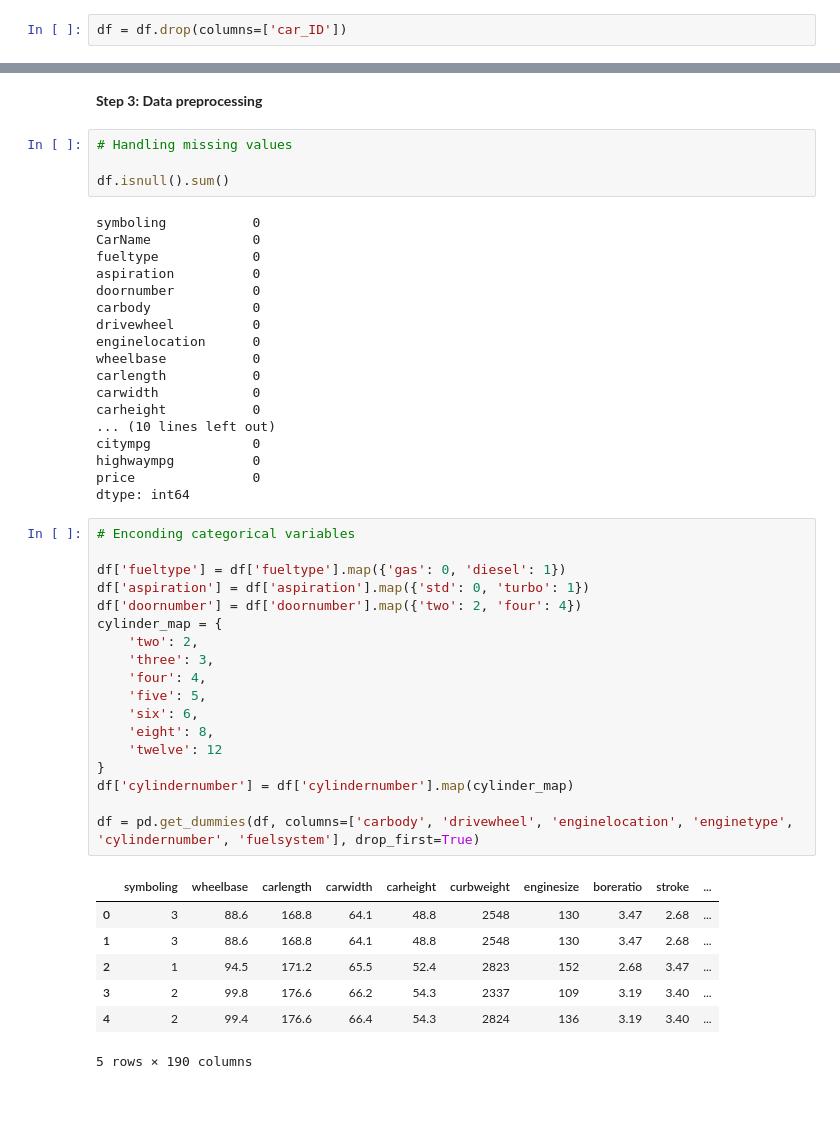
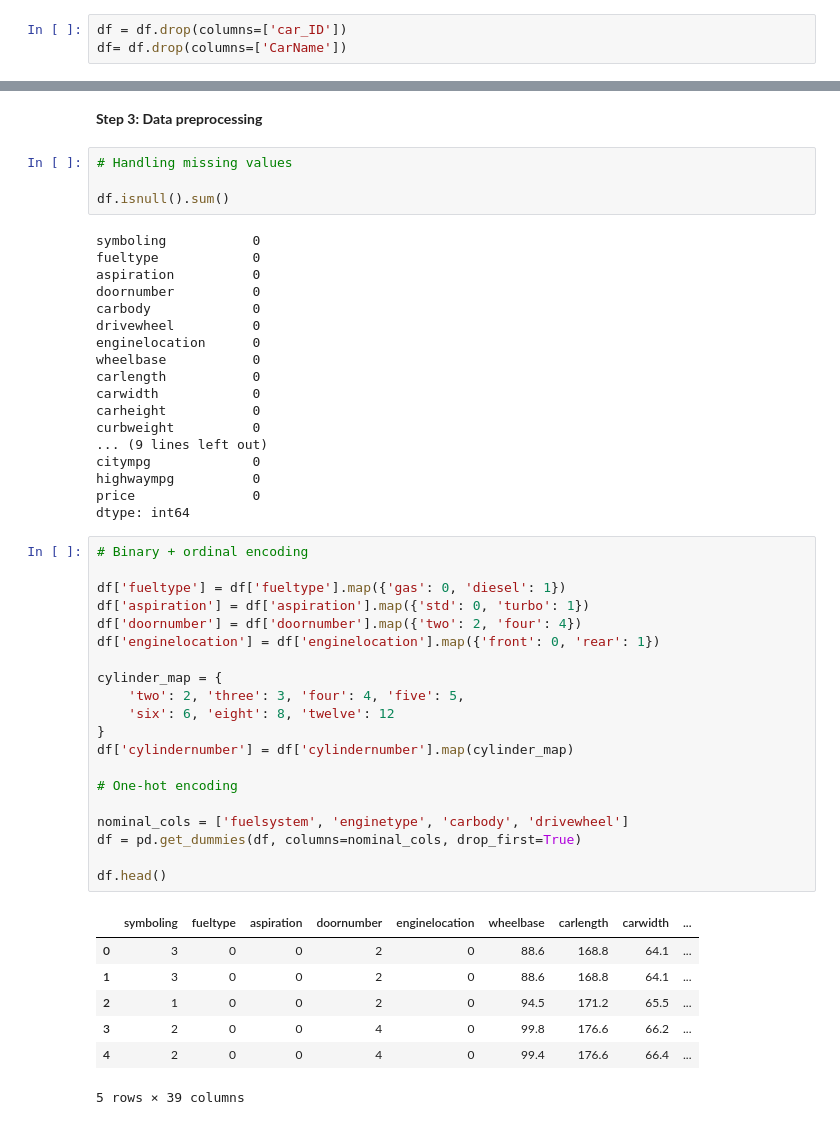
Before and after one commit to asmitdas674/Research-AI-Task-4, a Jupyter notebook: LR_Model.ipynb, the cells around one changed output, grey strips where cells are left out. Saved outputs shown, nothing was run; the diff lists cells and outputs as text.

```diff
--- a/LR_Model.ipynb
+++ b/LR_Model.ipynb
@@ -40,6 +40,7 @@ df.describe()
 **Step 3: Cleaning the dataframe**
 # %%
 df = df.drop(columns=['car_ID'])
+df= df.drop(columns=['CarName'])
 # %%
 df.head()
 # %% [output]
@@ -117,7 +118,6 @@ memory usage: 40.2+ KB
 df.isnull().sum()
 # %% [output]
 symboling           0
-CarName             0
 fueltype            0
 aspiration          0
 doornumber          0
@@ -128,34 +128,37 @@ wheelbase           0
 carlength           0
 carwidth            0
 carheight           0
-... (10 lines left out)
+curbweight          0
+... (9 lines left out)
 citympg             0
 highwaympg          0
 price               0
 dtype: int64
 # %%
-# Enconding categorical variables
+# Binary + ordinal encoding
 
 df['fueltype'] = df['fueltype'].map({'gas': 0, 'diesel': 1})
 df['aspiration'] = df['aspiration'].map({'std': 0, 'turbo': 1})
 df['doornumber'] = df['doornumber'].map({'two': 2, 'four': 4})
+df['enginelocation'] = df['enginelocation'].map({'front': 0, 'rear': 1})
+
 cylinder_map = {
-    'two': 2,
-    'three': 3,
-    'four': 4,
-    'five': 5,
-    'six': 6,
-    'eight': 8,
-    'twelve': 12
+    'two': 2, 'three': 3, 'four': 4, 'five': 5,
+    'six': 6, 'eight': 8, 'twelve': 12
 }
 df['cylindernumber'] = df['cylindernumber'].map(cylinder_map)
 
-df = pd.get_dummies(df, columns=['carbody', 'drivewheel', 'enginelocation', 'enginetype', 'cylindernumber', 'fuelsystem'], drop_first=True)
+# One-hot encoding
+
+nominal_cols = ['fuelsystem', 'enginetype', 'carbody', 'drivewheel']
+df = pd.get_dummies(df, columns=nominal_cols, drop_first=True)
+
+df.head()
 # %% [output]
-|  | symboling | wheelbase | carlength | carwidth | carheight | curbweight | enginesize | boreratio | stroke | ... |
-| 0 | 3 | 88.6 | 168.8 | 64.1 | 48.8 | 2548 | 130 | 3.47 | 2.68 | ... |
-| 1 | 3 | 88.6 | 168.8 | 64.1 | 48.8 | 2548 | 130 | 3.47 | 2.68 | ... |
-| 2 | 1 | 94.5 | 171.2 | 65.5 | 52.4 | 2823 | 152 | 2.68 | 3.47 | ... |
-| 3 | 2 | 99.8 | 176.6 | 66.2 | 54.3 | 2337 | 109 | 3.19 | 3.40 | ... |
-| 4 | 2 | 99.4 | 176.6 | 66.4 | 54.3 | 2824 | 136 | 3.19 | 3.40 | ... |
+|  | symboling | fueltype | aspiration | doornumber | enginelocation | wheelbase | carlength | carwidth | ... |
+| 0 | 3 | 0 | 0 | 2 | 0 | 88.6 | 168.8 | 64.1 | ... |
+| 1 | 3 | 0 | 0 | 2 | 0 | 88.6 | 168.8 | 64.1 | ... |
+| 2 | 1 | 0 | 0 | 2 | 0 | 94.5 | 171.2 | 65.5 | ... |
+| 3 | 2 | 0 | 0 | 4 | 0 | 99.8 | 176.6 | 66.2 | ... |
+| 4 | 2 | 0 | 0 | 4 | 0 | 99.4 | 176.6 | 66.4 | ... |
-5 rows × 190 columns
+5 rows × 39 columns
```
Also changed, not shown: parts of 19 cells of this notebook.
